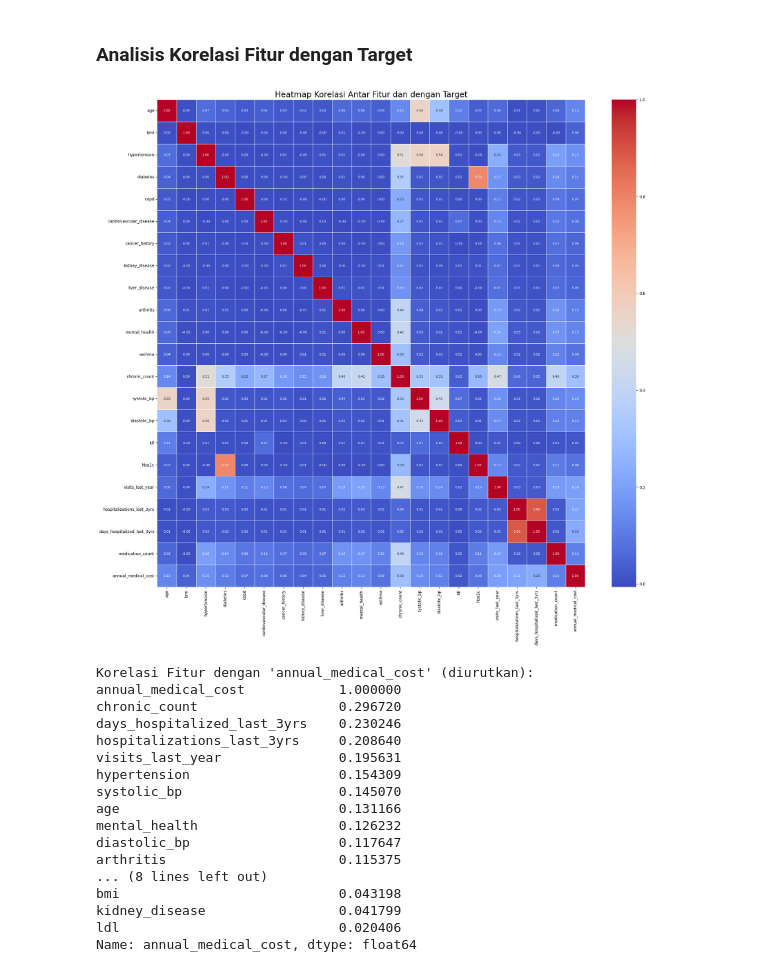
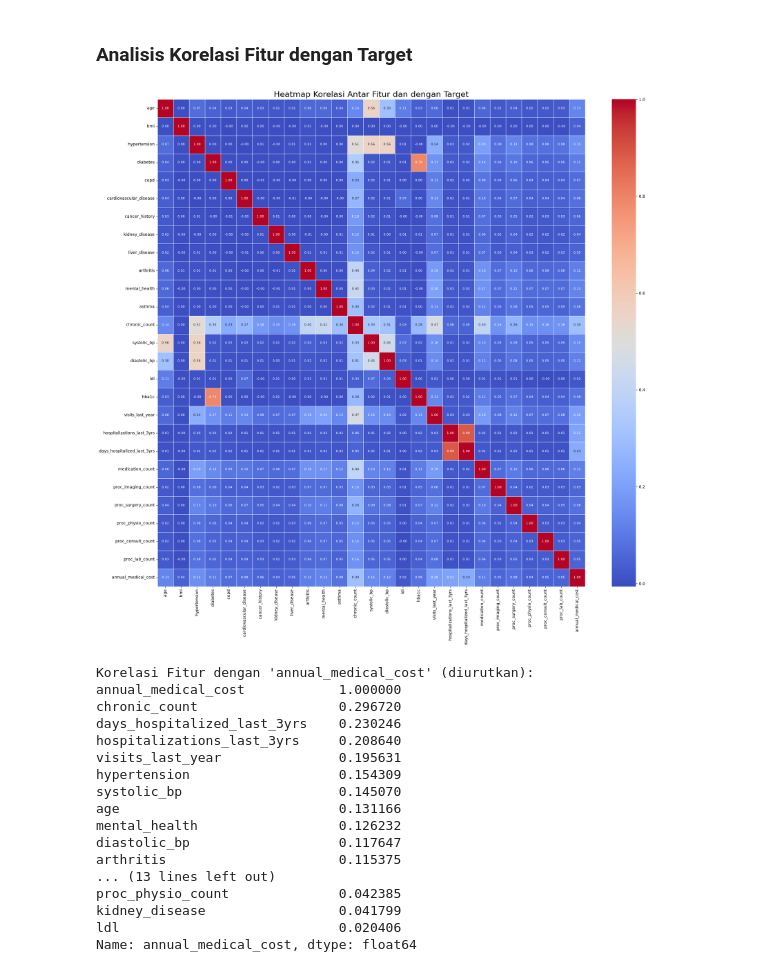
Before and after one commit to ikhsanwahyue/16_DataScienceIF-B_Ir.Ikhsan, a Jupyter notebook: main.ipynb, the cells around one changed output. Cells and saved outputs as stored; diff of their text form; code cells hidden in the pictures.

```diff
--- a/main.ipynb
+++ b/main.ipynb
@@ -228,6 +228,17 @@ Baris dengan minimal 1 Outlier (IQR)    : 71044 (71.04%)
 Baris dengan minimal 1 Outlier (Z-Score): 43680 (43.68%)
 # %% [markdown]
 ## Exploratory Data Analysis
+# %%
+selected_features = [
+    'age', 'sex', 'bmi', 'smoker', 'alcohol_freq',
+    'hypertension', 'diabetes', 'copd', 'cardiovascular_disease',
+    'cancer_history', 'kidney_disease', 'liver_disease', 'arthritis',
+    'mental_health', 'asthma', 'chronic_count', 'systolic_bp',
+    'diastolic_bp', 'ldl', 'hba1c', 'visits_last_year',
+    'hospitalizations_last_3yrs', 'days_hospitalized_last_3yrs',
+    'medication_count', 'proc_imaging_count', 'proc_surgery_count',
+    'proc_physio_count', 'proc_consult_count', 'proc_lab_count'
+]
 # %% [markdown]
 ### Analisis Distribusi Target
 # %%
@@ -319,26 +386,17 @@ plt.show()
 ### Analisis Korelasi Fitur dengan Target
 # %%
 # Korelasi Linear (Heatmap)
-selected_features = [
-    'age', 'bmi', 'smoker', 'hypertension', 'diabetes', 'copd',
-    'cardiovascular_disease', 'cancer_history', 'kidney_disease',
-    'liver_disease', 'arthritis', 'mental_health', 'asthma',
-    'chronic_count', 'systolic_bp', 'diastolic_bp', 'ldl', 'hba1c',
-    'visits_last_year', 'hospitalizations_last_3yrs',
-    'days_hospitalized_last_3yrs', 'medication_count'
-]
-
 corr_matrix = df[selected_features + ['annual_medical_cost']].corr(numeric_only=True)
 
 plt.figure(figsize=(24, 22))
 sns.heatmap(corr_matrix, annot=True, cmap='coolwarm', fmt=".2f", linewidths=.5, annot_kws={"size": 8})
 plt.title('Heatmap Korelasi Antar Fitur dan dengan Target', fontsize=20)
 plt.show()
 
 print("\nKorelasi Fitur dengan 'annual_medical_cost' (diurutkan):")
 print(corr_matrix['annual_medical_cost'].sort_values(ascending=False))
 # %% [output]
-[figure, old version]
+[figure, new version]
 Korelasi Fitur dengan 'annual_medical_cost' (diurutkan):
 annual_medical_cost            1.000000
 chronic_count                  0.296720
@@ -351,8 +409,8 @@ age                            0.131166
 mental_health                  0.126232
 diastolic_bp                   0.117647
 arthritis                      0.115375
-... (8 lines left out)
-bmi                            0.043198
+... (13 lines left out)
+proc_physio_count              0.042385
 kidney_disease                 0.041799
 ldl                            0.020406
 Name: annual_medical_cost, dtype: float64
```
Also changed, not shown: parts of 6 cells of this notebook.
